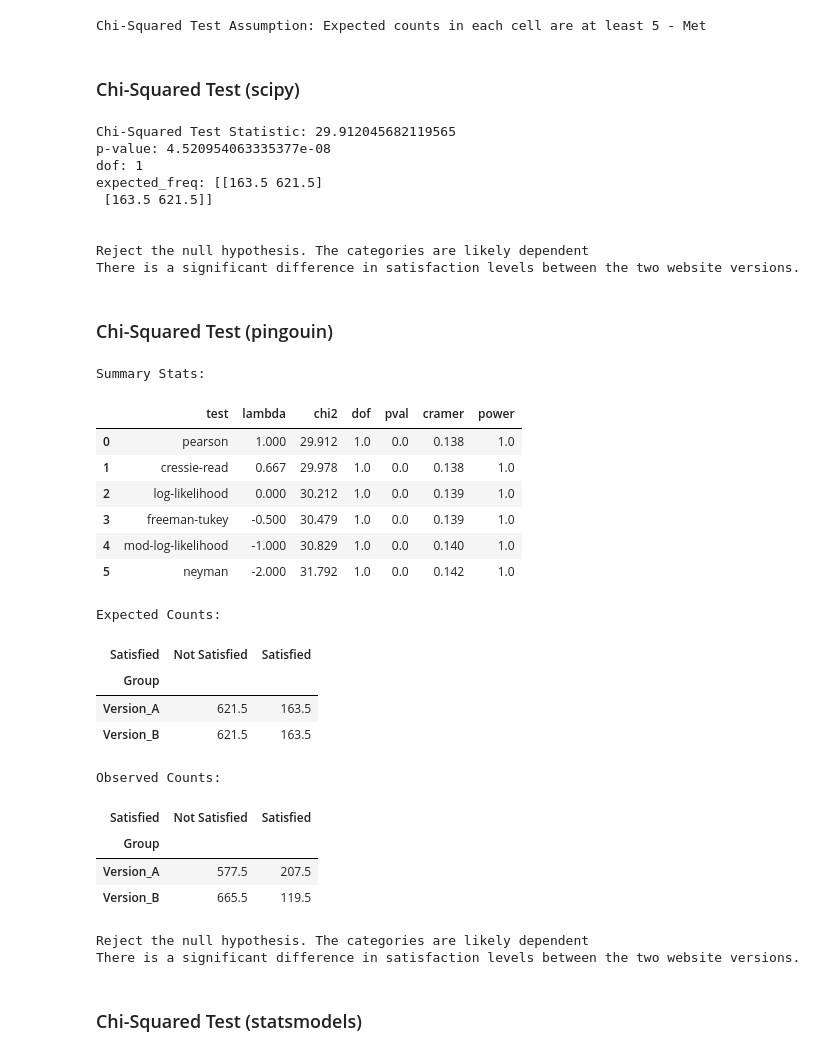
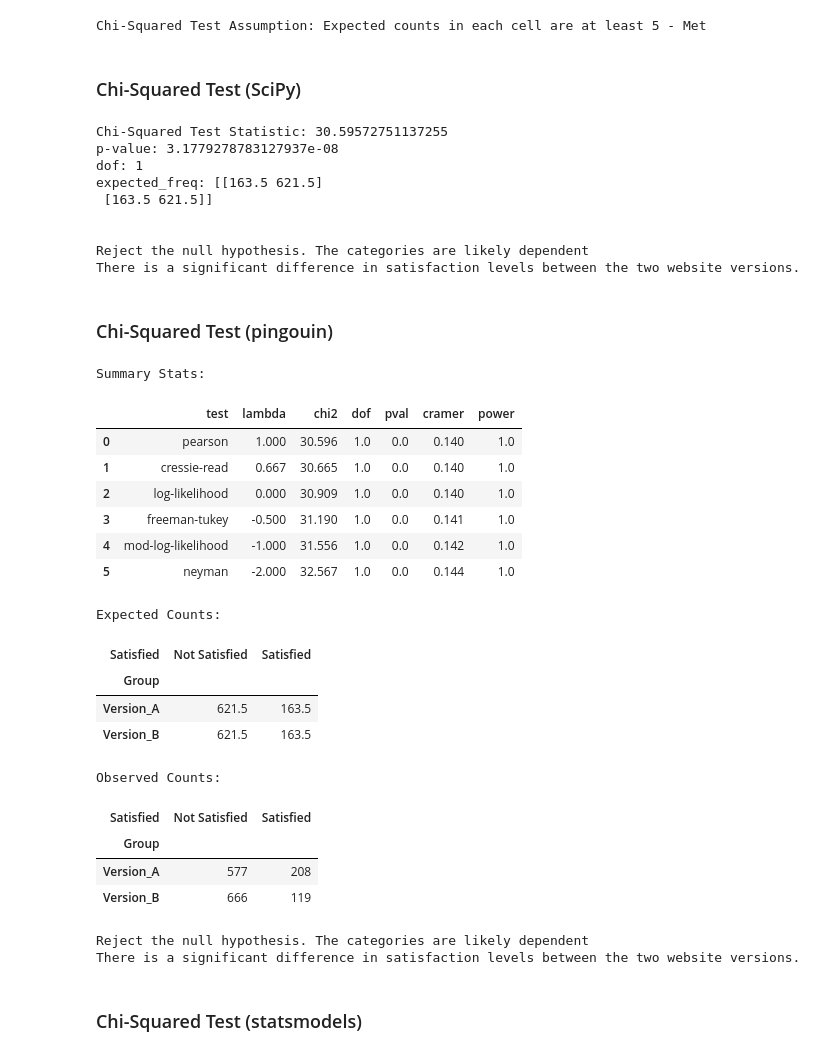
Before and after one commit to sam-tritto/statistical-tests, a Jupyter notebook: Chi_Squared_Test.ipynb, the cells around one changed output. Saved outputs shown, nothing was run; the diff lists cells and outputs as text; code cells hidden in the pictures.

```diff
--- a/Chi_Squared_Test.ipynb
+++ b/Chi_Squared_Test.ipynb
@@ -243,16 +243,15 @@ print(f"Chi-Squared Test Assumption: Expected counts in each cell are at least {
 # %% [output]
 Chi-Squared Test Assumption: Expected counts in each cell are at least 5 - Met
 # %% [markdown]
-### Chi-Squared Test (scipy)
+### Chi-Squared Test (SciPy)
 # %%
 # Pre-determined alpha value
 alpha = 0.05
 # %%
 # Contingency table
 observed_counts = np.array([[a_positive, a_negative], [b_positive, b_negative]])
-
 # Chi-squared test
-res = chi2_contingency(observed_counts, correction=True)
+res = chi2_contingency(observed_counts, correction=False)
 
 chi2_stat = res.statistic
 p_value = res.pvalue
@@ -276,8 +275,8 @@ print("\n")
 print(conclusion)
 print(interpretation)
 # %% [output]
-Chi-Squared Test Statistic: 29.912045682119565
-p-value: 4.520954063335377e-08
+Chi-Squared Test Statistic: 30.59572751137255
+p-value: 3.1779278783127937e-08
 dof: 1
 expected_freq: [[163.5 621.5]
  [163.5 621.5]]
@@ -291,43 +290,44 @@ There is a significant difference in satisfaction levels between the two website
 # Pre-determined alpha value
 alpha = 0.05
 # %%
-# Melt the df
-chi_squared_melted_data = chi_squared_data.melt().rename(columns = {'variable':'Group', 'value':'Satisfied'})
+
+# Melt the dataframe
+melted_chi_squared_data = chi_squared_data.melt().rename(columns = {'variable':'Group', 'value':'Satisfied'})
 
 # Perform chi-squared test for proportions using pingouin (bootstrap)
-expected, observed, stats = chi2_independence(chi_squared_melted_data, x='Group', y='Satisfied', correction=True)
+expected, observed, stats = chi2_independence(melted_chi_squared_data, x='Group', y='Satisfied', correction=False)
 
 # Similar categorical variables should present low chi-squared statistics and high p-values.
 print("Summary Stats:")
 display(stats.round(3))
 
 print(f'Expected Counts:')
 display(expected)
 
 print(f'\nObserved Counts:')
 display(observed)
 
 avg_p = stats['pval'].mean()
 
 # Check for statistical significance
 if avg_p < alpha:
     conclusion = "Reject the null hypothesis. The categories are likely dependent"
     interpretation = "There is a significant difference in satisfaction levels between the two website versions."
 else:
     conclusion = "Fail to reject the null hypothesis. The categories are likely independent"
     interpretation = "There is no significant difference in satisfaction levels between the two website versions."
 
 print(conclusion)
 print(interpretation)
 # %% [output]
 Summary Stats:
 |  | test | lambda | chi2 | dof | pval | cramer | power |
-| 0 | pearson | 1.000 | 29.912 | 1.0 | 0.0 | 0.138 | 1.0 |
-| 1 | cressie-read | 0.667 | 29.978 | 1.0 | 0.0 | 0.138 | 1.0 |
-| 2 | log-likelihood | 0.000 | 30.212 | 1.0 | 0.0 | 0.139 | 1.0 |
-| 3 | freeman-tukey | -0.500 | 30.479 | 1.0 | 0.0 | 0.139 | 1.0 |
-| 4 | mod-log-likelihood | -1.000 | 30.829 | 1.0 | 0.0 | 0.140 | 1.0 |
-| 5 | neyman | -2.000 | 31.792 | 1.0 | 0.0 | 0.142 | 1.0 |
+| 0 | pearson | 1.000 | 30.596 | 1.0 | 0.0 | 0.140 | 1.0 |
+| 1 | cressie-read | 0.667 | 30.665 | 1.0 | 0.0 | 0.140 | 1.0 |
+| 2 | log-likelihood | 0.000 | 30.909 | 1.0 | 0.0 | 0.140 | 1.0 |
+| 3 | freeman-tukey | -0.500 | 31.190 | 1.0 | 0.0 | 0.141 | 1.0 |
+| 4 | mod-log-likelihood | -1.000 | 31.556 | 1.0 | 0.0 | 0.142 | 1.0 |
+| 5 | neyman | -2.000 | 32.567 | 1.0 | 0.0 | 0.144 | 1.0 |
 Expected Counts:
 | Satisfied | Not Satisfied | Satisfied |
 | Group |  |  |
@@ -336,8 +336,8 @@ Expected Counts:
 Observed Counts:
 | Satisfied | Not Satisfied | Satisfied |
 | Group |  |  |
-| Version_A | 577.5 | 207.5 |
-| Version_B | 665.5 | 119.5 |
+| Version_A | 577 | 208 |
+| Version_B | 666 | 119 |
 Reject the null hypothesis. The categories are likely dependent
 There is a significant difference in satisfaction levels between the two website versions.
 # %% [markdown]
```
Also changed, not shown: parts of 7 cells of this notebook, 3 other files.
